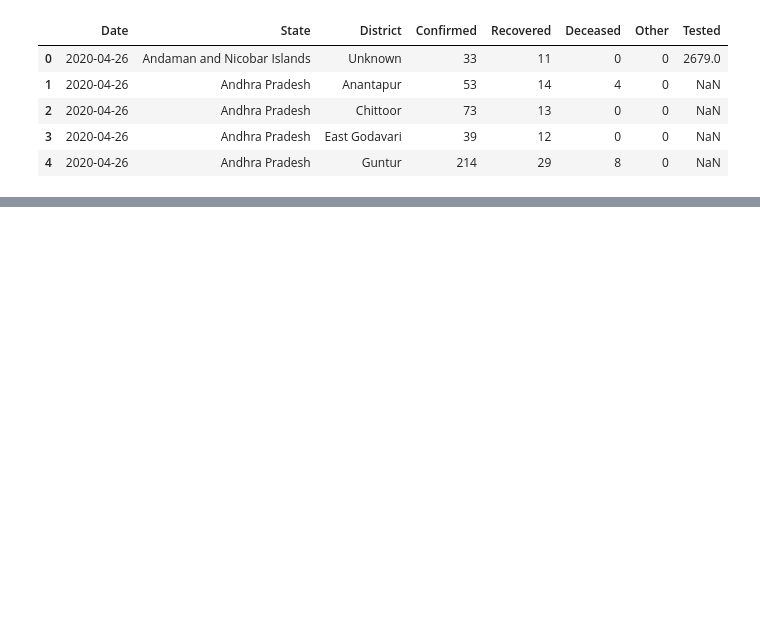
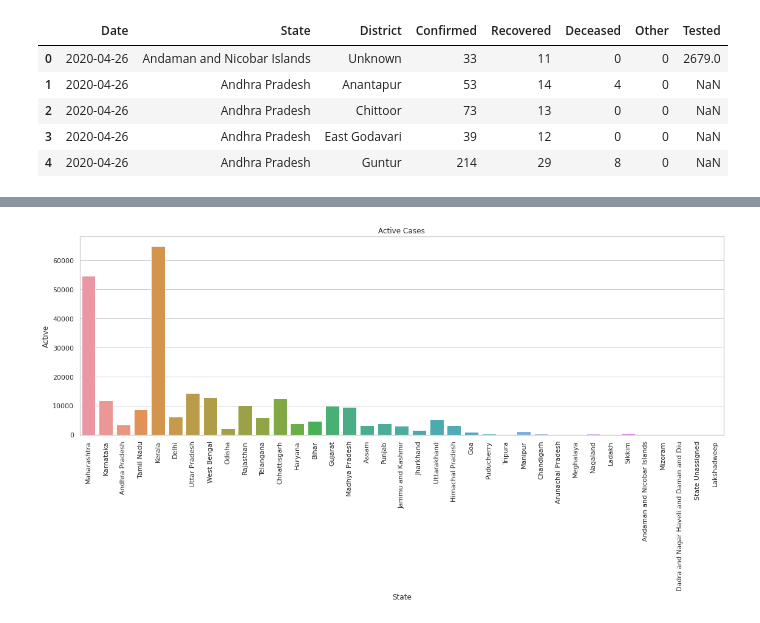
Before and after one commit to kartikay89/Data-Analysis, a Jupyter notebook: Covid_19(INDIA).ipynb, the cells around one changed output, grey strips where cells are left out. Cells and saved outputs as stored; diff of their text form; code cells hidden in the pictures; blank space fills up the shorter version.

```diff
--- a/Covid_19(INDIA).ipynb
+++ b/Covid_19(INDIA).ipynb
@@ -177,0 +243,11 @@ finalMerge.to_csv('COVID.csv')
+# %%
+# States Active Cases.
+
+plt.subplots(figsize=(19,6))
+sns.barplot(x="State", y="Active", data=FilteresIndianStates[1:])
+plt.xticks(rotation=90)
+plt.ticklabel_format(style='plain', axis='y')
+plt.title('Active Cases')
+plt.show()
+# %% [output]
+[figure, added]
```
Also changed, not shown: parts of 13 cells of this notebook.
